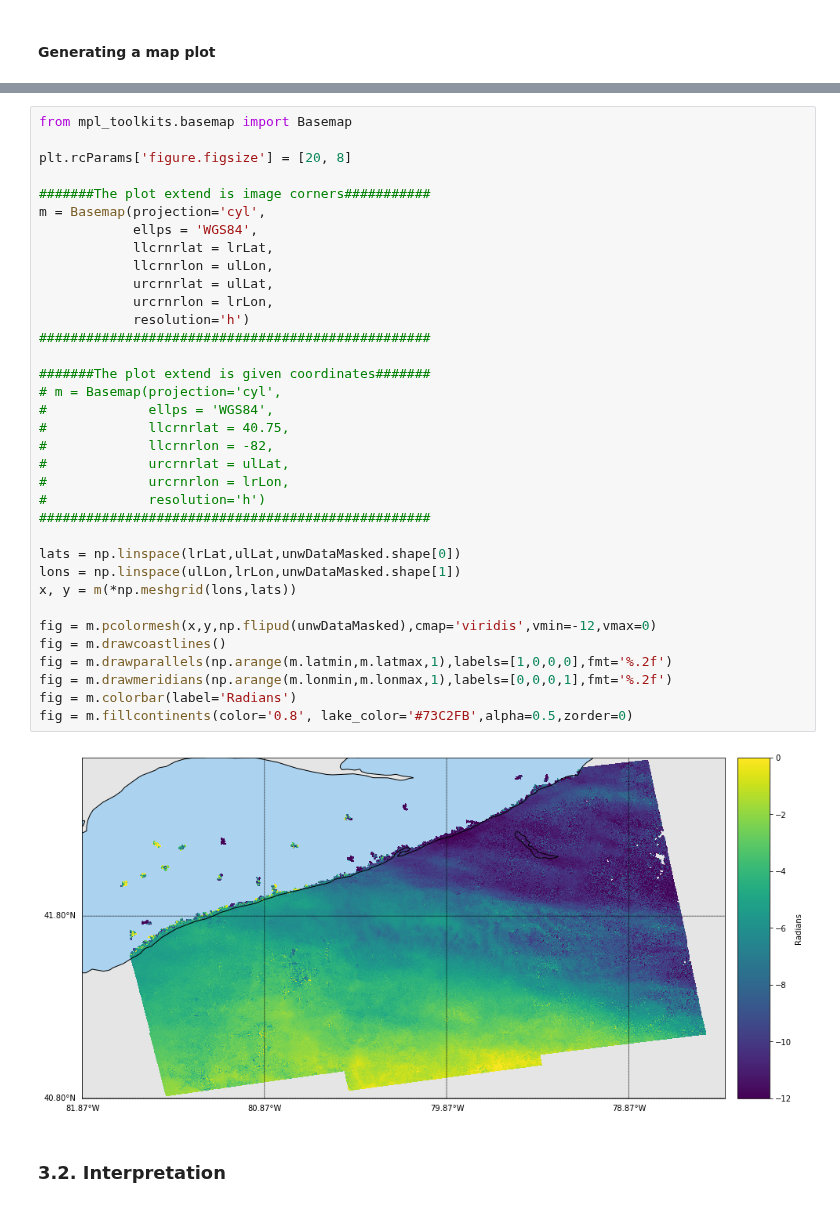
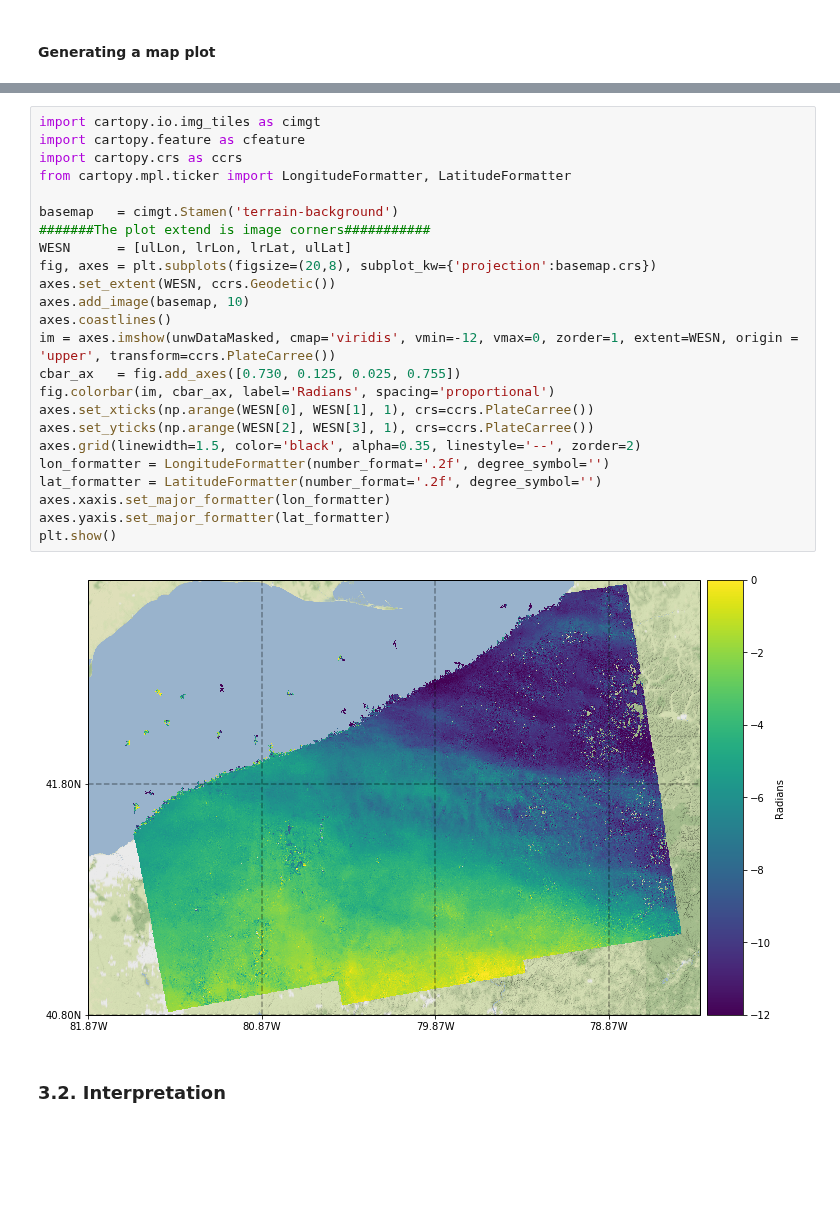
Before and after one commit to aria-tools/ARIA-tools-docs, a Jupyter notebook: JupyterDocs/GDAL_basics/GDAL_basics.ipynb, the cells around one changed output, grey strips where cells are left out. Cells and saved outputs as stored; diff of their text form; blank space fills up the shorter version.

Commit message:
Change basemap to cartopy

```diff
--- a/JupyterDocs/GDAL_basics/GDAL_basics.ipynb
+++ b/JupyterDocs/GDAL_basics/GDAL_basics.ipynb
@@ -371,40 +366,29 @@ Basemap has not yet caught up with the Proj4 version 6. <b>PROJ_LIB</b> director
-# %%
-from mpl_toolkits.basemap import Basemap
-
-plt.rcParams['figure.figsize'] = [20, 8]
-
-#######The plot extend is image corners###########
-m = Basemap(projection='cyl',
-            ellps = 'WGS84',
-            llcrnrlat = lrLat,
-            llcrnrlon = ulLon,
-            urcrnrlat = ulLat,
-            urcrnrlon = lrLon,
-            resolution='h')
-##################################################
-
-#######The plot extend is given coordinates#######
-# m = Basemap(projection='cyl',
-#             ellps = 'WGS84',
-#             llcrnrlat = 40.75,
-#             llcrnrlon = -82,
-#             urcrnrlat = ulLat,
-#             urcrnrlon = lrLon,
-#             resolution='h')
-##################################################
-
-lats = np.linspace(lrLat,ulLat,unwDataMasked.shape[0])
-lons = np.linspace(ulLon,lrLon,unwDataMasked.shape[1])
-x, y = m(*np.meshgrid(lons,lats))
-
-fig = m.pcolormesh(x,y,np.flipud(unwDataMasked),cmap='viridis',vmin=-12,vmax=0)
-fig = m.drawcoastlines()
-fig = m.drawparallels(np.arange(m.latmin,m.latmax,1),labels=[1,0,0,0],fmt='%.2f')
-fig = m.drawmeridians(np.arange(m.lonmin,m.lonmax,1),labels=[0,0,0,1],fmt='%.2f')
-fig = m.colorbar(label='Radians')
-fig = m.fillcontinents(color='0.8', lake_color='#73C2FB',alpha=0.5,zorder=0)
-# %% [output]
-[figure, removed]
+# %%
+import cartopy.io.img_tiles as cimgt
+import cartopy.feature as cfeature
+import cartopy.crs as ccrs
+from cartopy.mpl.ticker import LongitudeFormatter, LatitudeFormatter
+
+basemap   = cimgt.Stamen('terrain-background')
+#######The plot extend is image corners###########
+WESN      = [ulLon, lrLon, lrLat, ulLat]
+fig, axes = plt.subplots(figsize=(20,8), subplot_kw={'projection':basemap.crs})
+axes.set_extent(WESN, ccrs.Geodetic())
+axes.add_image(basemap, 10)
+axes.coastlines()
+im = axes.imshow(unwDataMasked, cmap='viridis', vmin=-12, vmax=0, zorder=1, extent=WESN, origin = 'upper', transform=ccrs.PlateCarree())
+cbar_ax   = fig.add_axes([0.730, 0.125, 0.025, 0.755])
+fig.colorbar(im, cbar_ax, label='Radians', spacing='proportional')
+axes.set_xticks(np.arange(WESN[0], WESN[1], 1), crs=ccrs.PlateCarree())
+axes.set_yticks(np.arange(WESN[2], WESN[3], 1), crs=ccrs.PlateCarree())
+axes.grid(linewidth=1.5, color='black', alpha=0.35, linestyle='--', zorder=2)
+lon_formatter = LongitudeFormatter(number_format='.2f', degree_symbol='')
+lat_formatter = LatitudeFormatter(number_format='.2f', degree_symbol='')
+axes.xaxis.set_major_formatter(lon_formatter)
+axes.yaxis.set_major_formatter(lat_formatter)
+plt.show()
+# %% [output]
+[figure, added]
 # %% [markdown]
 ### 3.2. Interpretation
 # %% [markdown]
```
Also changed, not shown: parts of 6 cells of this notebook.
